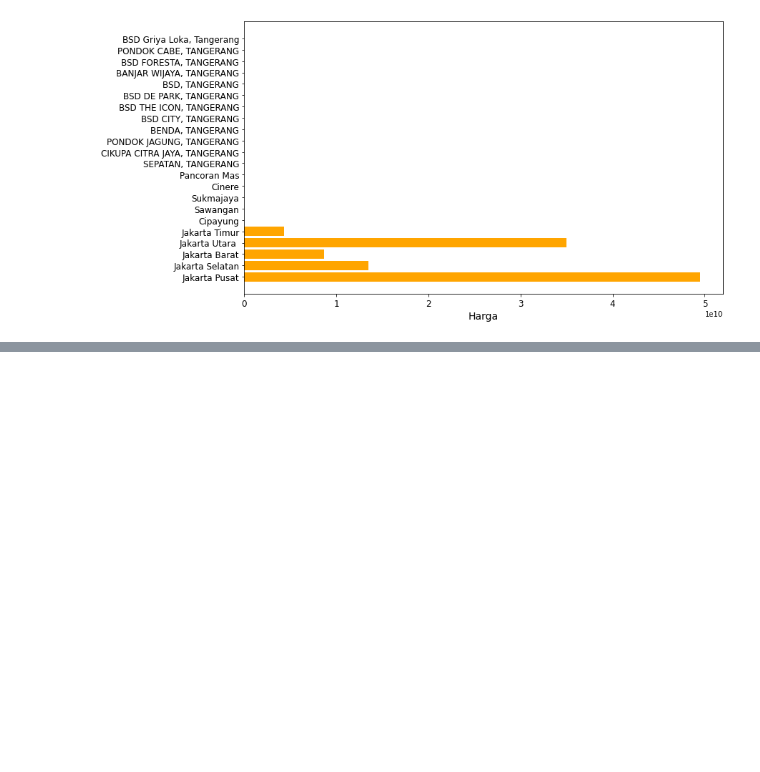
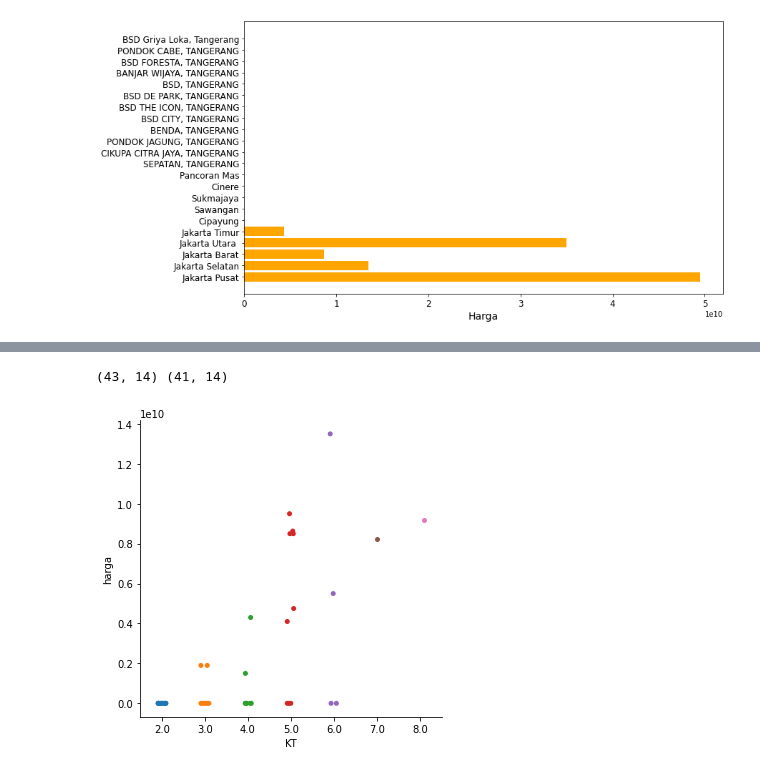
Before and after one commit to Nanasz/Kelompok-4-Data-Mining1, a Jupyter notebook: Kelompok_4.ipynb, the cells around one changed output, grey strips where cells are left out. Cells and saved outputs as stored; diff of their text form; code cells hidden in the pictures; blank space fills up the shorter version.

```diff
--- a/Kelompok_4.ipynb
+++ b/Kelompok_4.ipynb
@@ -317,0 +354,4 @@ Text(0, 0.5, 'harga')
+# %%
+#menghilangkan outlier
+df = np.abs(data_rumah.harga - data_rumah.harga.mean())<=(2*data_rumah.harga.std())
+print(df)
@@ -317,0 +376,9 @@ Text(0, 0.5, 'harga')
+# %%
+data_rumah2 = data_rumah[df]
+print(data_rumah.shape, data_rumah2.shape)
+# %% [output]
+(43, 14) (41, 14)
+# %%
+p = sns.catplot(x='KT', y='harga', data=data_rumah2)
+# %% [output]
+[figure, added]
```
Also changed, not shown: parts of 21 cells of this notebook.
